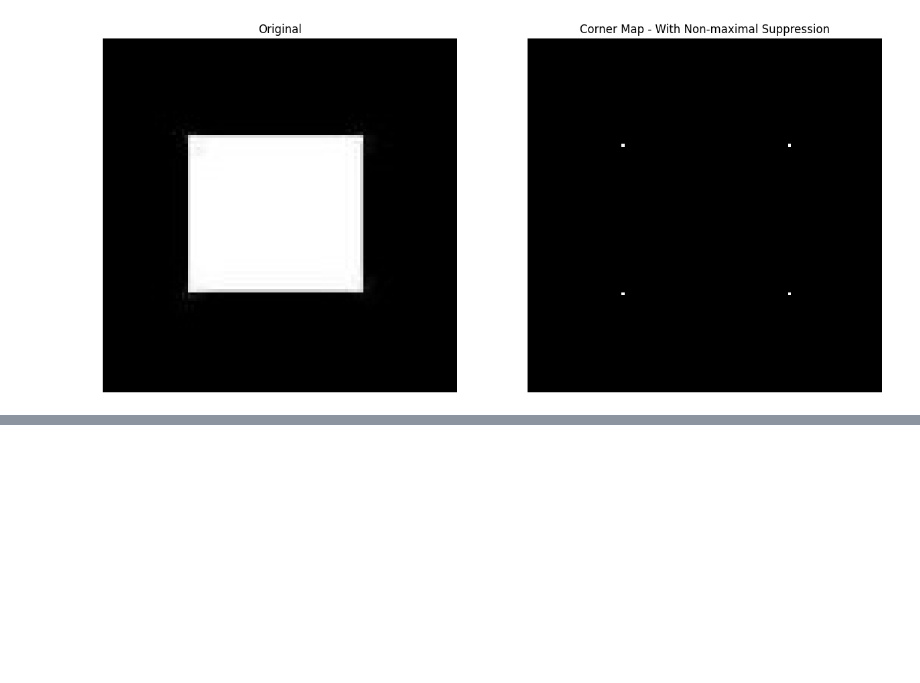
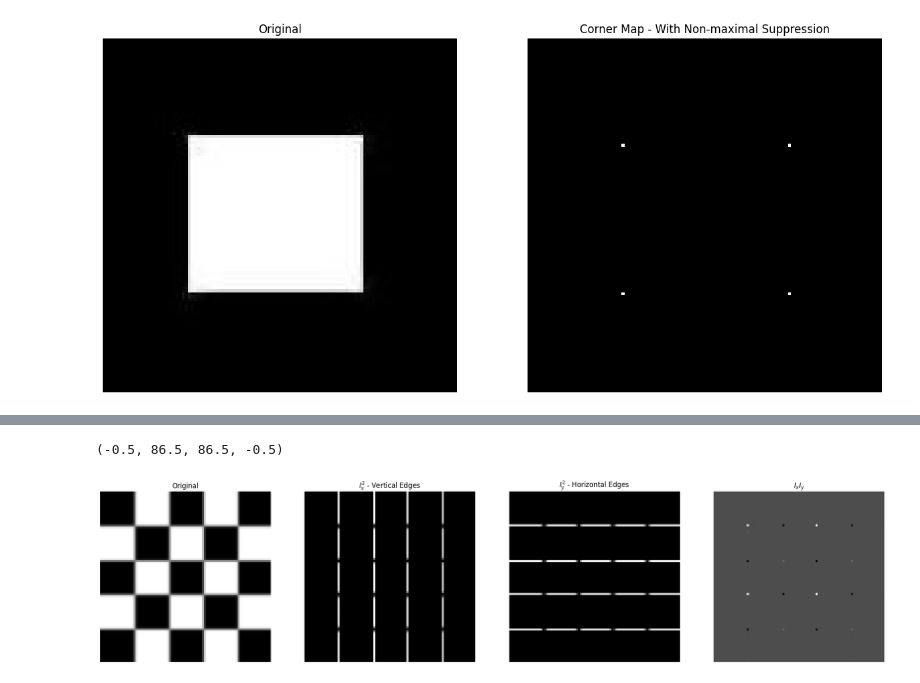
Before and after one commit to tsultan16/Computer_Vision, a Jupyter notebook: feature_detection/corner.ipynb, the cells around one changed output, grey strips where cells are left out. Saved outputs shown, nothing was run; the diff lists cells and outputs as text; code cells hidden in the pictures; blank space fills up the shorter version.

```diff
--- a/feature_detection/corner.ipynb
+++ b/feature_detection/corner.ipynb
@@ -22,18 +22,9 @@ plt.axis('off')
 (-0.5, 116.5, 116.5, -0.5)
 [figure]
 # %%
-# 3x3 sobel kernels for x and y derivatives
-sobel_x = np.array([[1, 0, -1],
-                    [2, 0, -2],
-                    [1, 0, -1]])
-
-sobel_y = np.array([[1,   2,  1],
-                    [0,   0,  0],
-                    [-1, -2, -1]])
-
 # image derivatiive in x and y directions
-Ix = cv2.filter2D(img_gray, -1, sobel_x)
-Iy = cv2.filter2D(img_gray, -1, sobel_y)
+Ix = cv2.Sobel(img_gray,-1,1,0,ksize=3)
+Iy = cv2.Sobel(img_gray,-1,0,1,ksize=3)
 
 fig,axs = plt.subplots(1,4)
 fig.set_figwidth(25)
@@ -326,0 +389,34 @@ plt.axis('off')
+# %%
+# image derivative in x and y directions
+Ix = cv2.Sobel(img2,-1,1,0,ksize=3)
+Iy = cv2.Sobel(img2,-1,0,1,ksize=3)
+
+# apply non maximmum suppression to the derivatives
+Ix, Iy = non_maximal_suppression_grad(Ix, Iy)
+
+fig,axs = plt.subplots(1,4)
+fig.set_figwidth(25)
+fig.set_figheight(25)
+
+plt.subplot(1,4,1)
+plt.imshow(img2, cmap='gray')
+plt.title('Original')
+plt.axis('off')
+
+plt.subplot(1,4,2)
+plt.imshow(Ix*Ix, cmap='gray')
+plt.title('$I_x^2$ - Vertical Edges')
+plt.axis('off')
+
+plt.subplot(1,4,3)
+plt.imshow(Iy*Iy, cmap='gray')
+plt.title('$I_y^2$ - Horizontal Edges')
+plt.axis('off')
+
+plt.subplot(1,4,4)
+plt.imshow(Ix*Iy, cmap='gray')
+plt.title('$I_x I_y$')
+plt.axis('off')
+# %% [output]
+(-0.5, 86.5, 86.5, -0.5)
+[figure, added]
```
Also changed, not shown: parts of 20 cells of this notebook.
